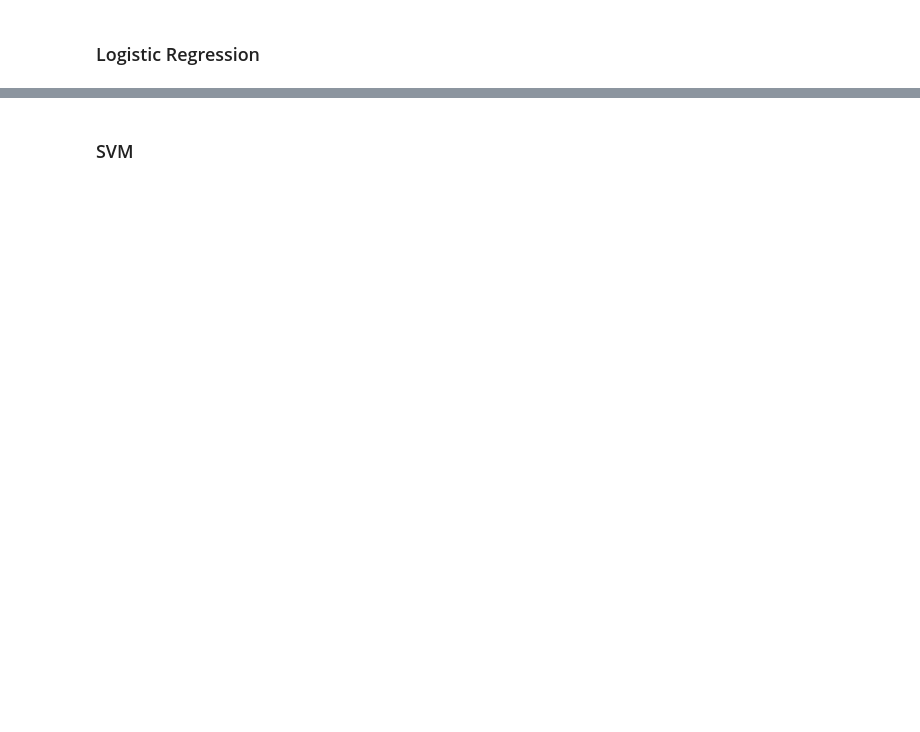
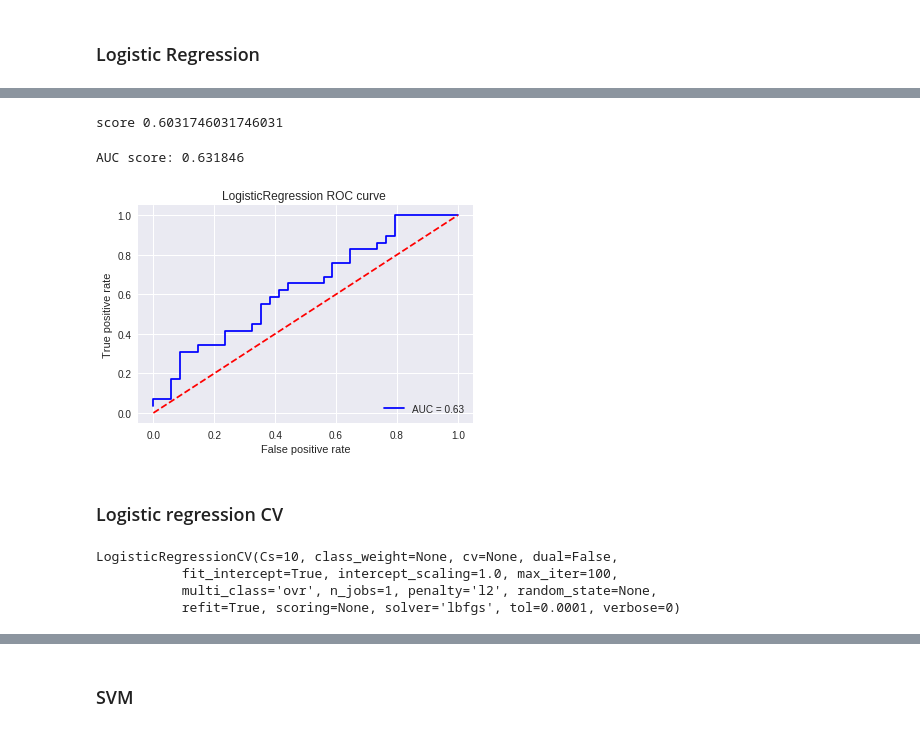
Before and after one commit to BYSD/Early-stage-breast-cancer-project, a Jupyter notebook: project.ipynb, the cells around one changed output, grey strips where cells are left out. Cells and saved outputs as stored; diff of their text form; code cells hidden in the pictures; blank space fills up the shorter version.

```diff
--- a/project.ipynb
+++ b/project.ipynb
@@ -249,3 +218,22 @@ score 0.7142857142857143
+# %%
+print("score",logreg2.score(Xtest,Ytest))
+# %% [output]
+score 0.6031746031746031
+# %%
+threshold = plot_roc(logreg2, Xtest, Ytest)
+# %% [output]
+AUC score: 0.631846
+[figure, added]
+# %% [markdown]
+### Logistic regression CV
+# %%
+logregcv = LogisticRegressionCV(Cs=10)
+logregcv.fit(Xtrain, Ytrain)
+# %% [output]
+LogisticRegressionCV(Cs=10, class_weight=None, cv=None, dual=False,
+           fit_intercept=True, intercept_scaling=1.0, max_iter=100,
+           multi_class='ovr', n_jobs=1, penalty='l2', random_state=None,
+           refit=True, scoring=None, solver='lbfgs', tol=0.0001, verbose=0)
 # %%
 print("score",logreg2.score(Xtest,Ytest))
 # %% [output]
```
Also changed, not shown: parts of 33 cells of this notebook, 3 other files.
